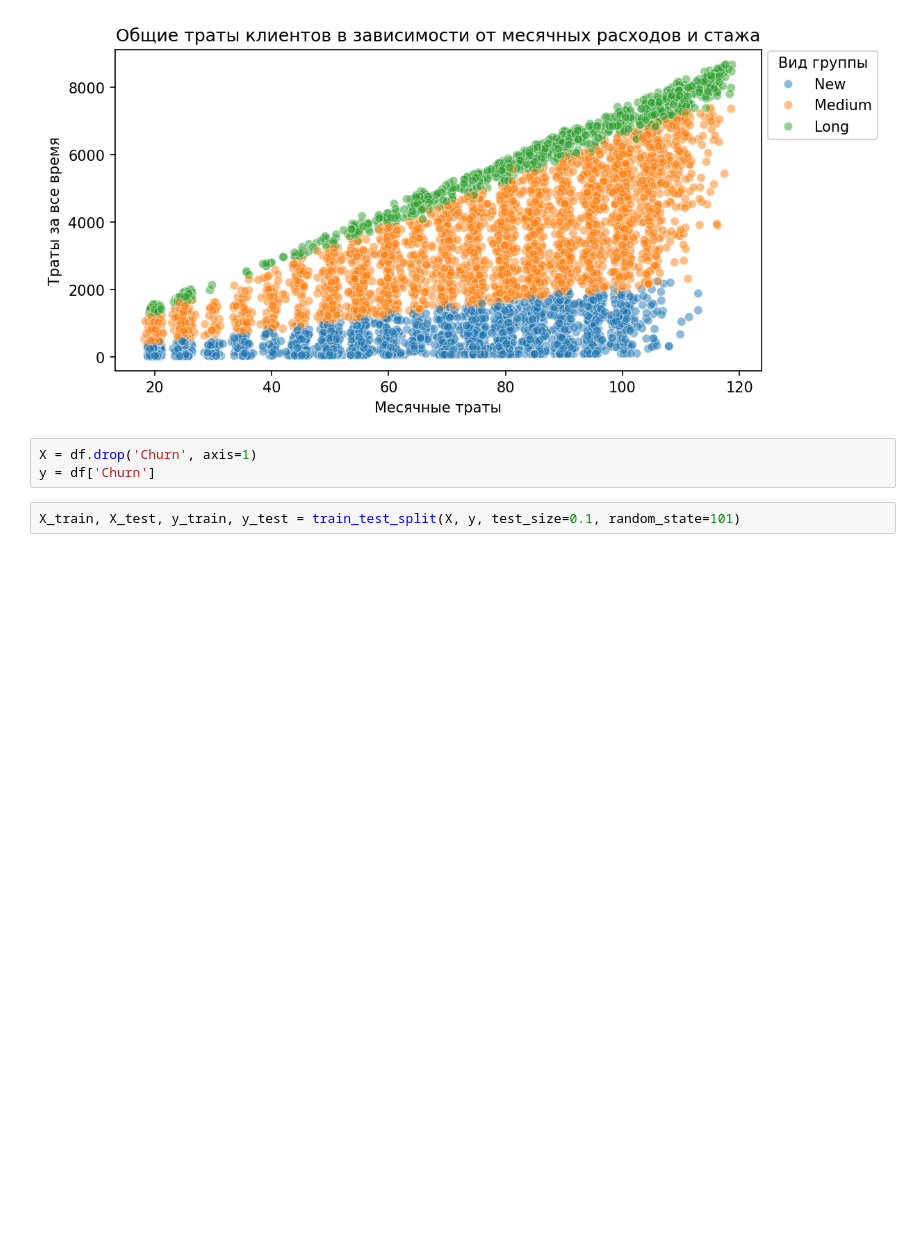
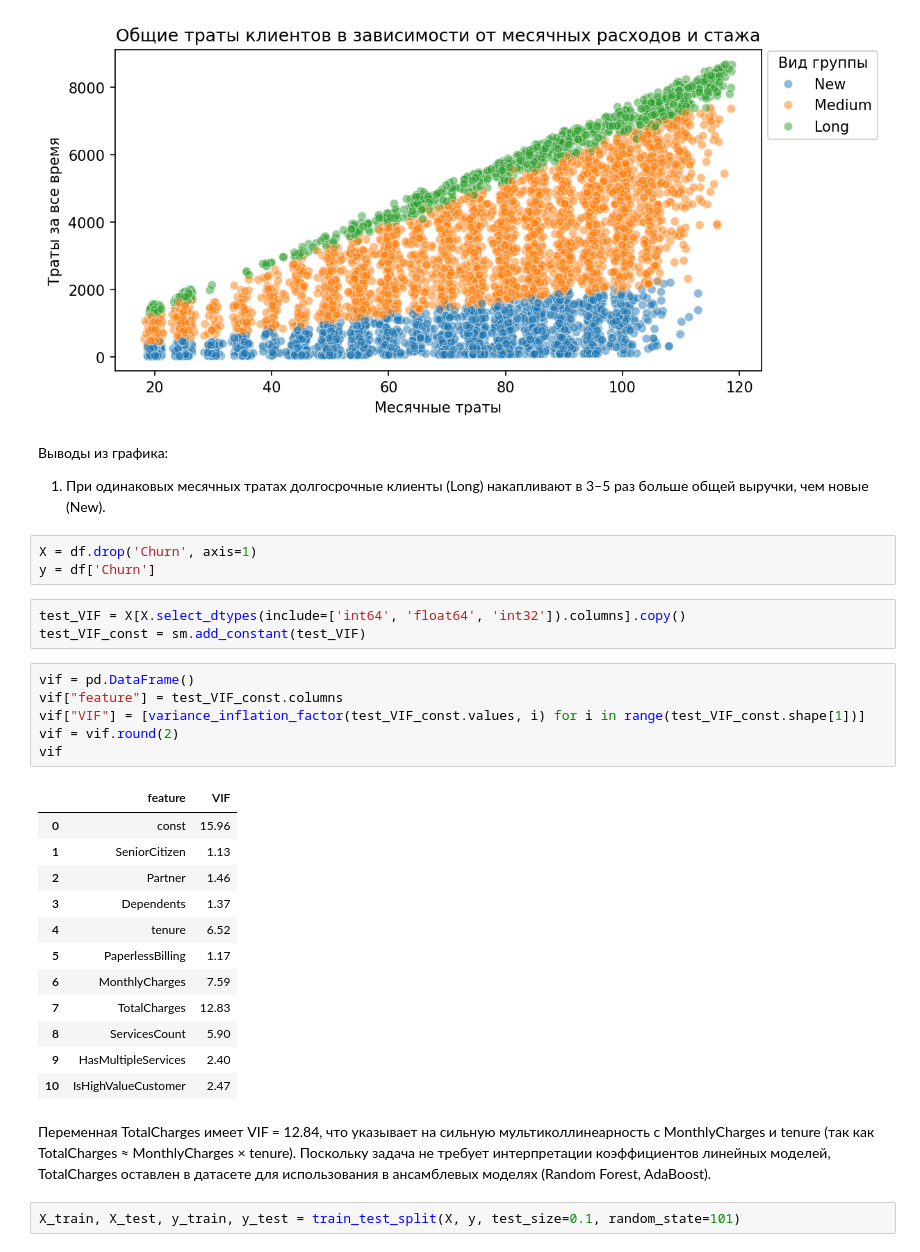
Before and after one commit to d1zblya/telco-customer-churn-analysis, a Jupyter notebook: Telco Customer Churn.ipynb, the cells around one changed output. Cells and saved outputs as stored; diff of their text form; blank space fills up the shorter version.

```diff
--- a/Telco Customer Churn.ipynb
+++ b/Telco Customer Churn.ipynb
@@ -744,9 +774,36 @@ plt.ylabel('Траты за все время')
 plt.legend(loc=(1.01, 0.72), title='Вид группы');
 # %% [output]
 [figure]
+# %% [markdown]
+Выводы из графика:
+1. При одинаковых месячных тратах долгосрочные клиенты (Long) накапливают в 3–5 раз больше общей выручки, чем новые (New).
 # %%
 X = df.drop('Churn', axis=1)
 y = df['Churn']
+# %%
+test_VIF = X[X.select_dtypes(include=['int64', 'float64', 'int32']).columns].copy()
+test_VIF_const = sm.add_constant(test_VIF)
+# %%
+vif = pd.DataFrame()
+vif["feature"] = test_VIF_const.columns
+vif["VIF"] = [variance_inflation_factor(test_VIF_const.values, i) for i in range(test_VIF_const.shape[1])]
+vif = vif.round(2)
+vif
+# %% [output]
+|  | feature | VIF |
+| 0 | const | 15.96 |
+| 1 | SeniorCitizen | 1.13 |
+| 2 | Partner | 1.46 |
+| 3 | Dependents | 1.37 |
+| 4 | tenure | 6.52 |
+| 5 | PaperlessBilling | 1.17 |
+| 6 | MonthlyCharges | 7.59 |
+| 7 | TotalCharges | 12.83 |
+| 8 | ServicesCount | 5.90 |
+| 9 | HasMultipleServices | 2.40 |
+| 10 | IsHighValueCustomer | 2.47 |
+# %% [markdown]
+Переменная TotalCharges имеет VIF = 12.84, что указывает на сильную мультиколлинеарность с MonthlyCharges и tenure (так как TotalCharges ≈ MonthlyCharges × tenure). Поскольку задача не требует интерпретации коэффициентов линейных моделей, TotalCharges оставлен в датасете для использования в ансамблевых моделях (Random Forest, AdaBoost).
 # %%
 X_train, X_test, y_train, y_test = train_test_split(X, y, test_size=0.1, random_state=101)
 # %%
```
Also changed, not shown: parts of 15 cells of this notebook.
